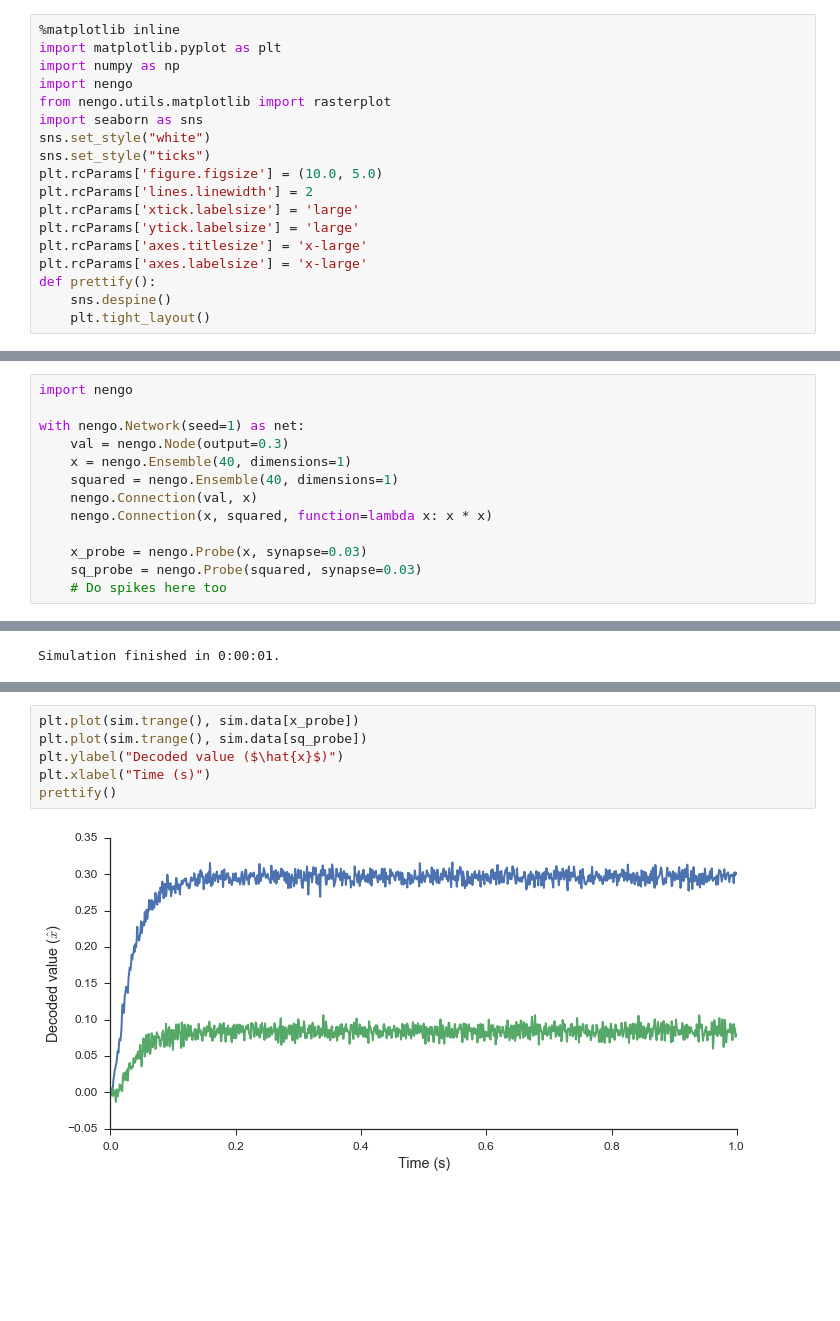
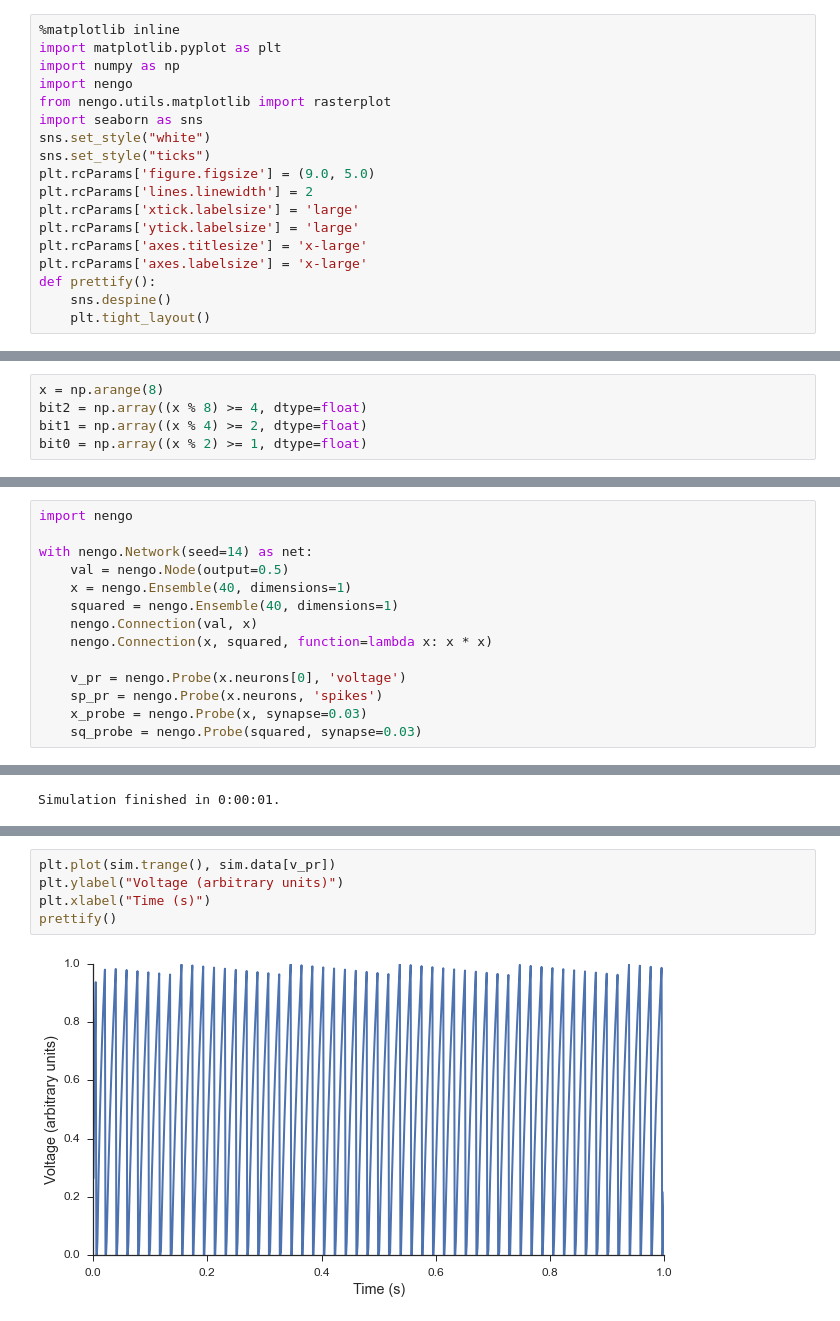
Before and after one commit to tbekolay/pycon2015, a Jupyter notebook: source.ipynb, the cells around one changed output, grey strips where cells are left out. Cells and saved outputs as stored; diff of their text form; blank space fills up the shorter version.

```diff
--- a/source.ipynb
+++ b/source.ipynb
@@ -7,7 +7,7 @@ from nengo.utils.matplotlib import rasterplot
 import seaborn as sns
 sns.set_style("white")
 sns.set_style("ticks")
-plt.rcParams['figure.figsize'] = (10.0, 5.0)
+plt.rcParams['figure.figsize'] = (9.0, 5.0)
 plt.rcParams['lines.linewidth'] = 2
 plt.rcParams['xtick.labelsize'] = 'large'
 plt.rcParams['ytick.labelsize'] = 'large'
@@ -722,13 +422,0 @@ those representations should be transformed.
-# %%
-import nengo
-
-with nengo.Network(seed=1) as net:
-    val = nengo.Node(output=0.3)
-    x = nengo.Ensemble(40, dimensions=1)
-    squared = nengo.Ensemble(40, dimensions=1)
-    nengo.Connection(val, x)
-    nengo.Connection(x, squared, function=lambda x: x * x)
-
-    x_probe = nengo.Probe(x, synapse=0.03)
-    sq_probe = nengo.Probe(squared, synapse=0.03)
-    # Do spikes here too
@@ -734,0 +630,5 @@ with nengo.Network(seed=1) as net:
+# %%
+x = np.arange(8)
+bit2 = np.array((x % 8) >= 4, dtype=float)
+bit1 = np.array((x % 4) >= 2, dtype=float)
+bit0 = np.array((x % 2) >= 1, dtype=float)
@@ -735,3 +887,17 @@ with nengo.Network(seed=1) as net:
+# %%
+import nengo
+
+with nengo.Network(seed=14) as net:
+    val = nengo.Node(output=0.5)
+    x = nengo.Ensemble(40, dimensions=1)
+    squared = nengo.Ensemble(40, dimensions=1)
+    nengo.Connection(val, x)
+    nengo.Connection(x, squared, function=lambda x: x * x)
+
+    v_pr = nengo.Probe(x.neurons[0], 'voltage')
+    sp_pr = nengo.Probe(x.neurons, 'spikes')
+    x_probe = nengo.Probe(x, synapse=0.03)
+    sq_probe = nengo.Probe(squared, synapse=0.03)
 # %%
 sim = nengo.Simulator(net)
 sim.run(1.0)
@@ -740,8 +923,7 @@ Simulation finished in 0:00:01.
 # %%
-plt.plot(sim.trange(), sim.data[x_probe])
-plt.plot(sim.trange(), sim.data[sq_probe])
-plt.ylabel("Decoded value ($\hat{x}$)")
+plt.plot(sim.trange(), sim.data[v_pr])
+plt.ylabel("Voltage (arbitrary units)")
 plt.xlabel("Time (s)")
 prettify()
 # %% [output]
-[figure, old version]
+[figure, new version]
```
Also changed, not shown: parts of 86 cells of this notebook, 23 other files.
